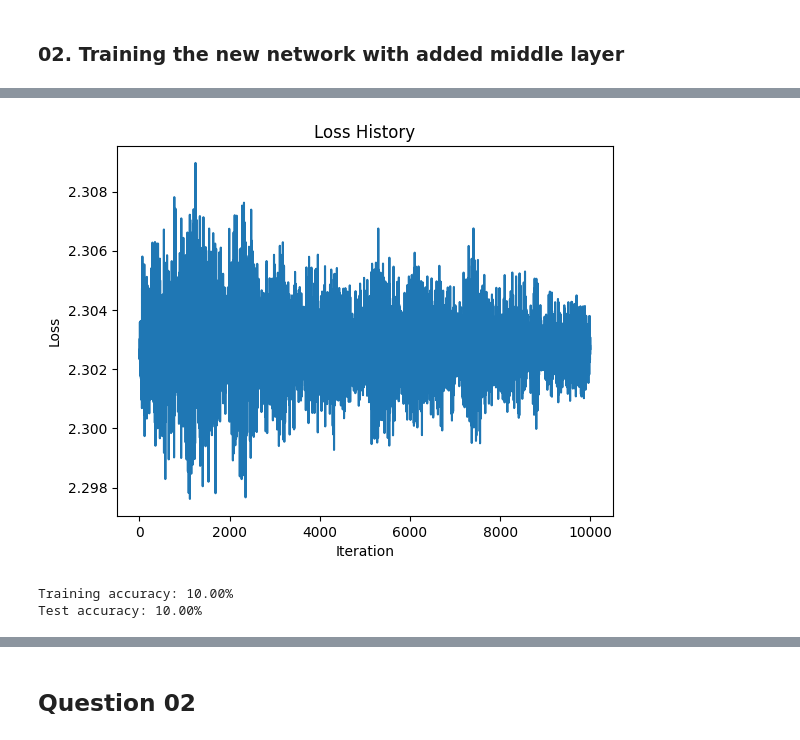
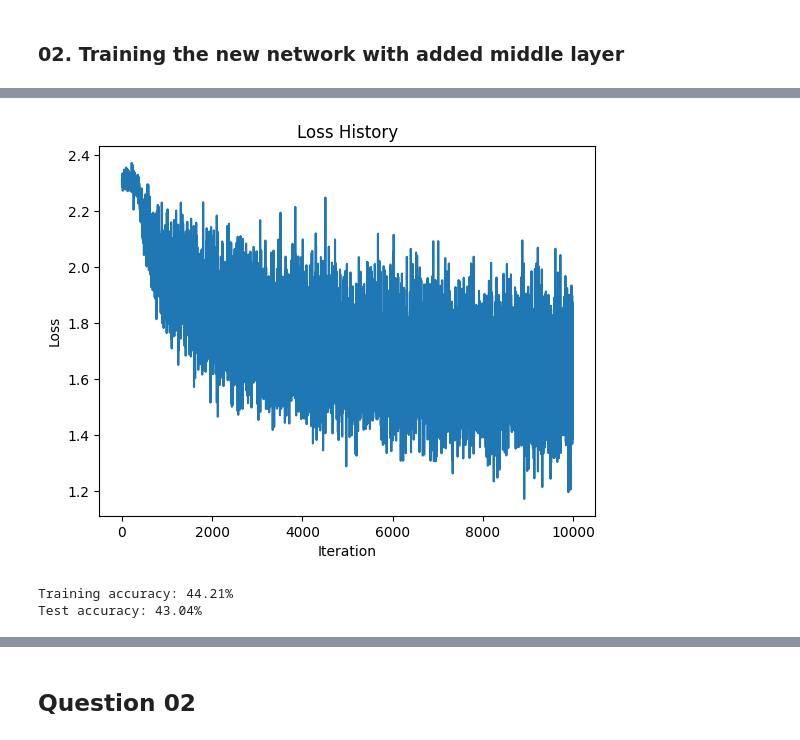
Before and after one commit to isiri01/EN3160---Image-Processing-and-Machine-Vision, a Jupyter notebook: Assignment03_210732H.ipynb, the cells around one changed output, grey strips where cells are left out. Drawn from its saved outputs; the diff is of its cells as text; code cells hidden in the pictures.

```diff
--- a/Assignment03_210732H.ipynb
+++ b/Assignment03_210732H.ipynb
@@ -197,14 +199,10 @@ for epoch in range(epochs):
         running_loss += loss.item()
 
         # Backpropagation
-        dy_pred = probs  # Softmax gradients
-        dy_pred[range(Ntr), labels] -= 1  # Subtract 1 from the correct class indices
-        dy_pred /= Ntr
-
+        dy_pred = probs - labels_encoded
         dw2 = hidden_layer.t().mm(dy_pred) + reg * w2
         db2 = dy_pred.sum(dim=0)
-
-        dhidden = dy_pred.mm(w2.t()) * hidden_layer * (1 - hidden_layer)  # Backpropagate through sigmoid
+        dhidden = dy_pred.mm(w2.t()) *hidden_layer * (1 - hidden_layer)
         dw1 = x_train.t().mm(dhidden) + reg * w1
         db1 = dhidden.sum(dim=0)
 
@@ -274,3 +272,3 @@ Epoch 10/10, Loss: 2.3026633439064024
-[figure, old version]
+[figure, new version]
-Training accuracy: 10.00%
-Test accuracy: 10.00%
+Training accuracy: 44.21%
+Test accuracy: 43.04%
```
Also changed, not shown: parts of 4 cells of this notebook.
